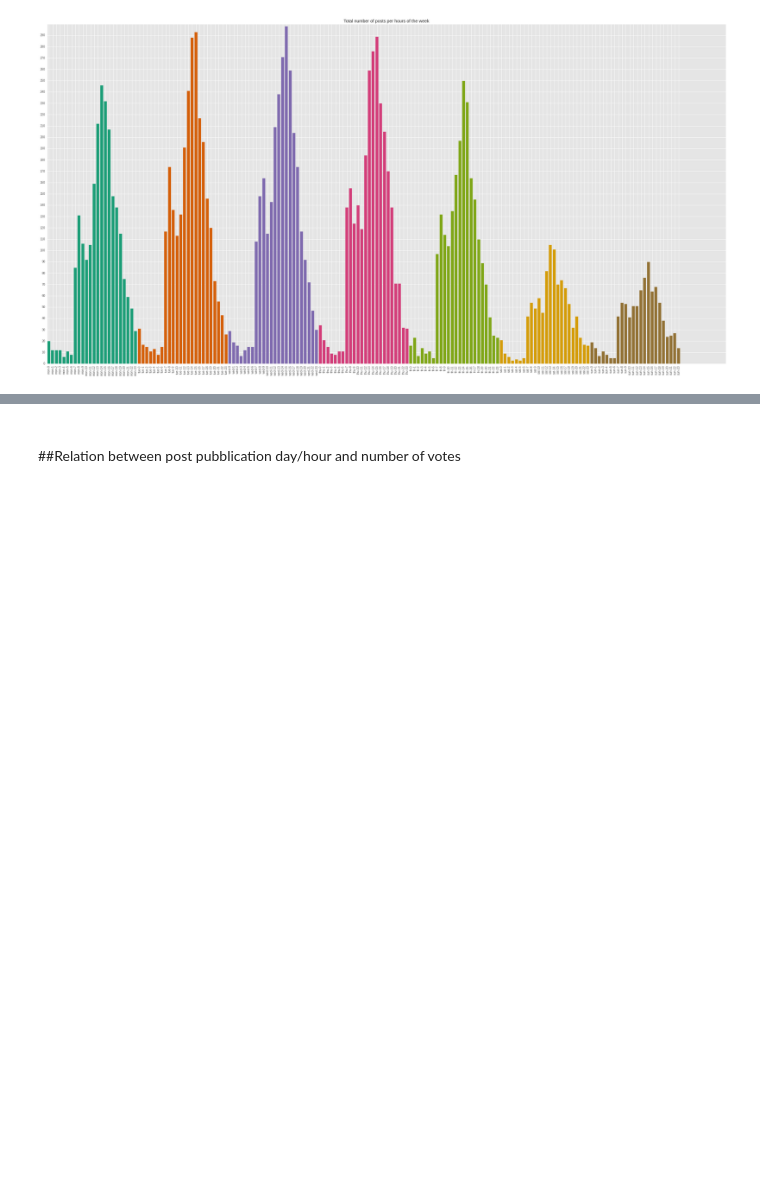
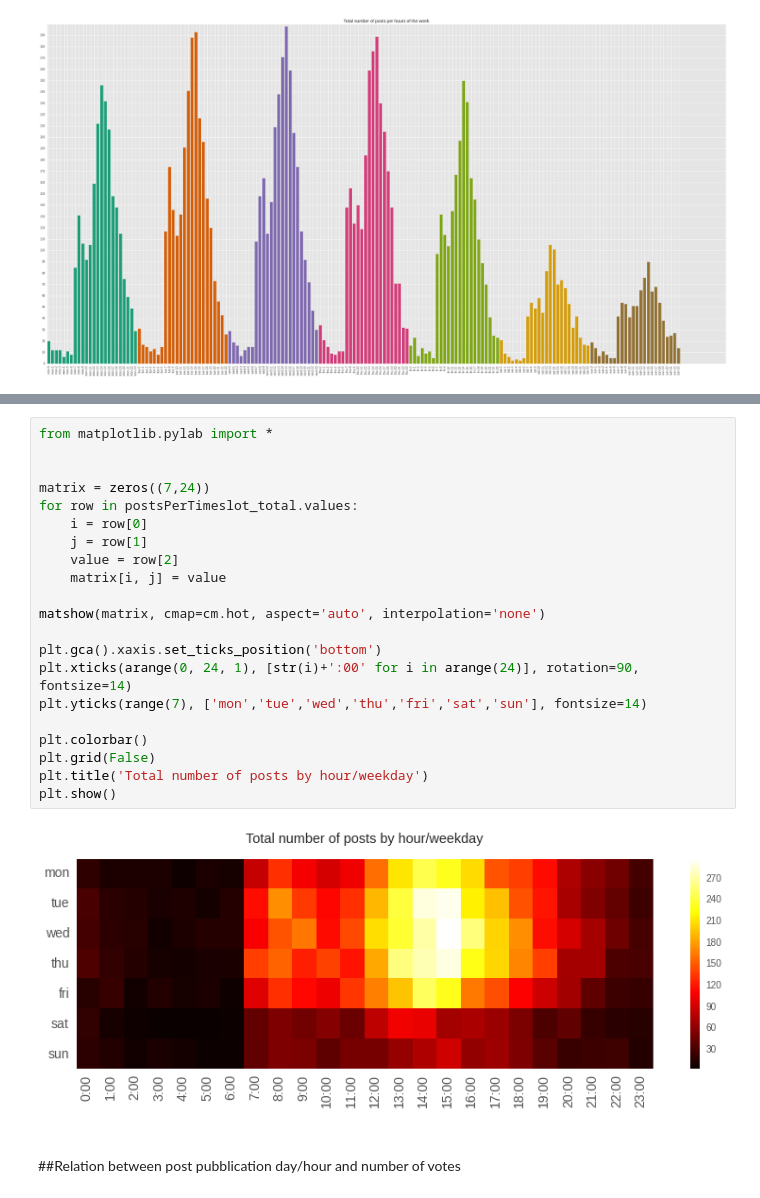
Before and after one commit to edoven/producthunt-analysis, a Jupyter notebook: analysis.ipynb, the cells around one changed output, grey strips where cells are left out. Drawn from its saved outputs; the diff is of its cells as text; blank space fills up the shorter version.

Commit message:
heatmap added

```diff
--- a/analysis.ipynb
+++ b/analysis.ipynb
@@ -723,3 +732,26 @@ plt.show()
+# %%
+from matplotlib.pylab import *
+
+
+matrix = zeros((7,24))
+for row in postsPerTimeslot_total.values:
+    i = row[0]
+    j = row[1]
+    value = row[2]
+    matrix[i, j] = value
+
+matshow(matrix, cmap=cm.hot, aspect='auto', interpolation='none')
+
+plt.gca().xaxis.set_ticks_position('bottom')
+plt.xticks(arange(0, 24, 1), [str(i)+':00' for i in arange(24)], rotation=90, fontsize=14)
+plt.yticks(range(7), ['mon','tue','wed','thu','fri','sat','sun'], fontsize=14)
+
+plt.colorbar()
+plt.grid(False)
+plt.title('Total number of posts by hour/weekday')
+plt.show()
+# %% [output]
+[figure, added]
 # %% [markdown]
 #
 ##Relation between post pubblication day/hour and number of votes
```
Also changed, not shown: parts of 3 cells of this notebook.
